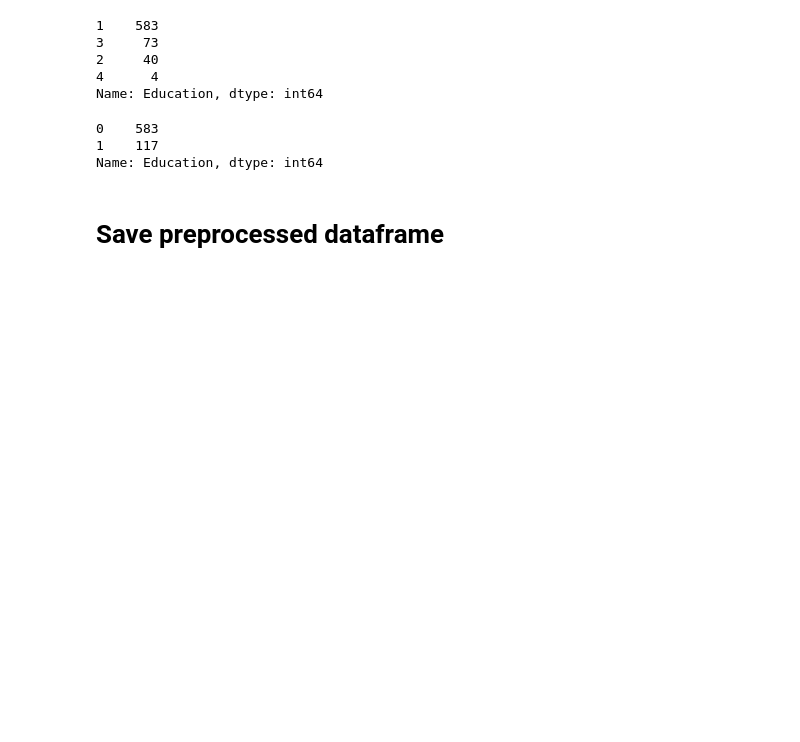
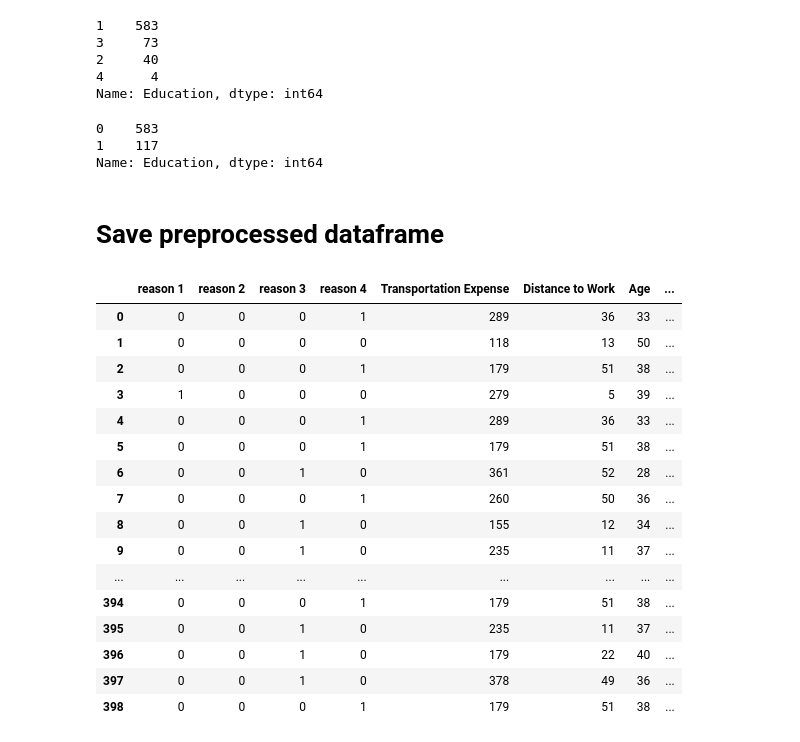
Before and after one commit to dorien-er/absenteeism, a Jupyter notebook: notebooks/Preprocessing.ipynb, the cells around one changed output. Saved outputs shown, nothing was run; the diff lists cells and outputs as text; code cells hidden in the pictures; blank space fills up the shorter version.

```diff
--- a/notebooks/Preprocessing.ipynb
+++ b/notebooks/Preprocessing.ipynb
@@ -233,5 +233,25 @@ absenteeism_df['Education'].value_counts()
 Name: Education, dtype: int64
 # %% [markdown]
 # Save preprocessed dataframe
+# %%
+absenteeism_df
+# %% [output]
+|  | reason 1 | reason 2 | reason 3 | reason 4 | Transportation Expense | Distance to Work | Age | ... |
+| 0 | 0 | 0 | 0 | 1 | 289 | 36 | 33 | ... |
+| 1 | 0 | 0 | 0 | 0 | 118 | 13 | 50 | ... |
+| 2 | 0 | 0 | 0 | 1 | 179 | 51 | 38 | ... |
+| 3 | 1 | 0 | 0 | 0 | 279 | 5 | 39 | ... |
+| 4 | 0 | 0 | 0 | 1 | 289 | 36 | 33 | ... |
+| 5 | 0 | 0 | 0 | 1 | 179 | 51 | 38 | ... |
+| 6 | 0 | 0 | 1 | 0 | 361 | 52 | 28 | ... |
+| 7 | 0 | 0 | 0 | 1 | 260 | 50 | 36 | ... |
+| 8 | 0 | 0 | 1 | 0 | 155 | 12 | 34 | ... |
+| 9 | 0 | 0 | 1 | 0 | 235 | 11 | 37 | ... |
+| ... | ... | ... | ... | ... | ... | ... | ... | ... |
+| 394 | 0 | 0 | 0 | 1 | 179 | 51 | 38 | ... |
+| 395 | 0 | 0 | 1 | 0 | 235 | 11 | 37 | ... |
+| 396 | 0 | 0 | 1 | 0 | 179 | 22 | 40 | ... |
+| 397 | 0 | 0 | 1 | 0 | 378 | 49 | 36 | ... |
+| 398 | 0 | 0 | 0 | 1 | 179 | 51 | 38 | ... |
 # %%
 absenteeism_df.to_csv('../absenteeism/data/Preprocessed_absenteeism_data.csv', index = False)
```
Also changed, not shown: 9 other files.
